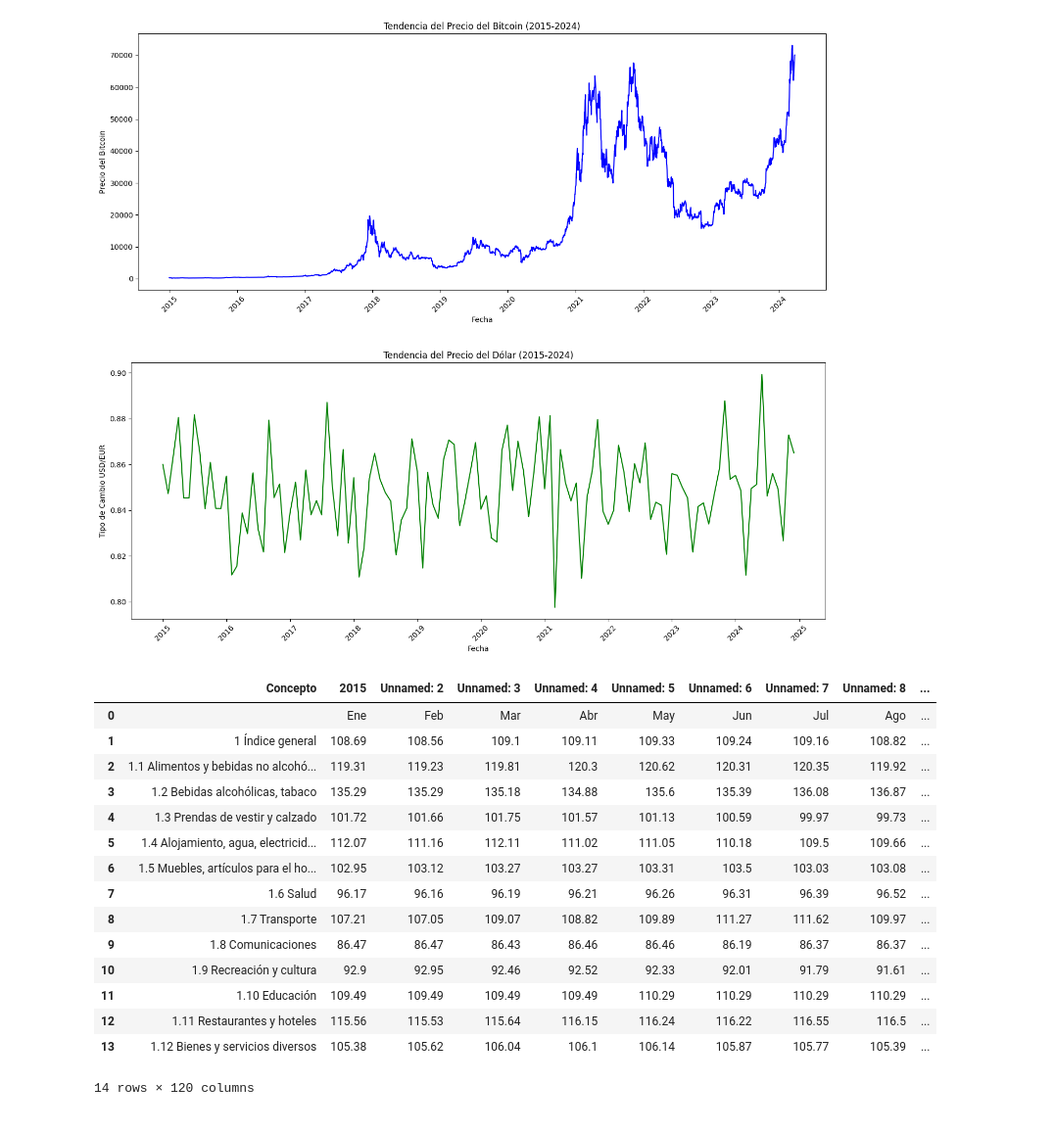
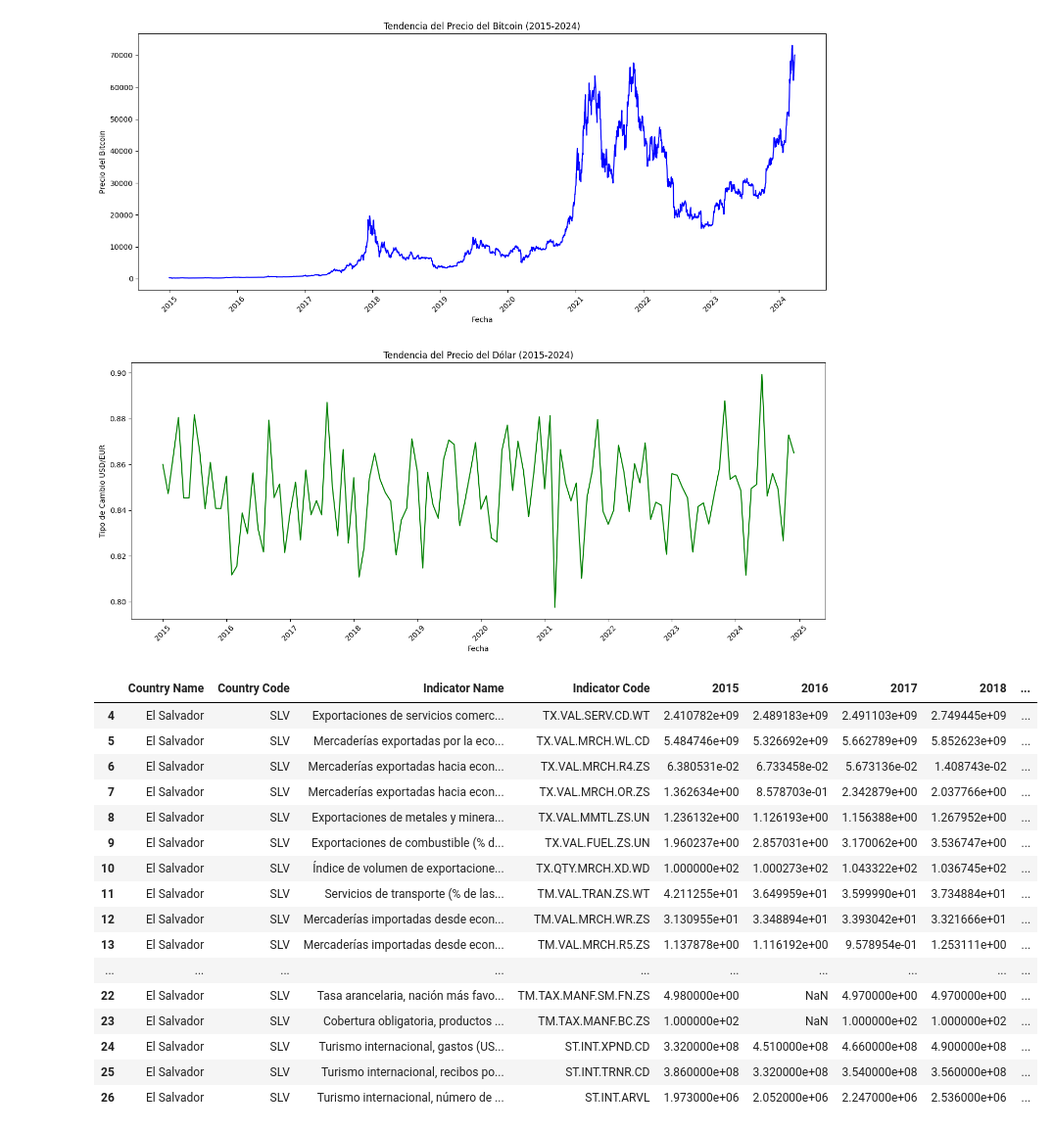
Before and after one commit to JonathanKaori/Grupo2_Seccion4, a Jupyter notebook: AnalisisCanastaBasica.ipynb, the cells around one changed output. Shown: that part at 98% size. Saved outputs shown, nothing was run; the diff lists cells and outputs as text; code cells hidden in the pictures.

Commit message:
clasificacion de datos de banco central

```diff
--- a/AnalisisCanastaBasica.ipynb
+++ b/AnalisisCanastaBasica.ipynb
@@ -10,88 +10,97 @@ DatosIPC = pd.read_csv("\u00cdndice_de_Precios_al_Consumidor_(IPC).csv", skiprow
 DatosBancoCentral = pd.read_csv("InfoBancoCentral.csv", skiprows=4)
 
 # Procesar DatosIPC
-DatosIPC = DatosIPC.iloc[0:14]  # Seleccionar solo las filas necesarias
+DatosIPC = DatosIPC.iloc[0:14]
 
-# Ajustar el encabezado combinando filas y limpiando los nombres
-new_header = DatosIPC.iloc[0]  # Fila con los nombres de meses
-DatosIPC = DatosIPC[1:]  # Eliminar la fila utilizada para el encabezado
-DatosIPC.columns = ['Concepto'] + [f"{new_header[i]}_{DatosIPC.columns[i]}" for i in range(1, len(DatosIPC.columns))]
+new_header = DatosIPC.iloc[0]
+DatosIPC = DatosIPC[1:]
+DatosIPC.columns = ['Concepto'] + [f"{new_header.iloc[i]}_{DatosIPC.columns[i]}" for i in range(1, len(DatosIPC.columns))]
 
-# Limpiar los nombres de las columnas eliminando 'Unnamed' y normalizando los nombres
 DatosIPC.columns = [
     col.split('_')[0] if 'Unnamed' in col else col for col in DatosIPC.columns
 ]
 
-# Ajustar encabezado para incluir año en cada mes
 anio_base = 2015
 meses_columnas = DatosIPC.columns[1:]
 columnas_actualizadas = ['Concepto']
 for i, mes in enumerate(meses_columnas):
-    anio = anio_base + (i // 12)  # Calcular el año correspondiente
+    anio = anio_base + (i // 12)
     columnas_actualizadas.append(f"{mes}_{anio}")
 DatosIPC.columns = columnas_actualizadas
 
-# Limpiar datos nulos en DatosIPC
 for col in DatosIPC.columns[1:]:
     if pd.api.types.is_numeric_dtype(DatosIPC[col]):
         col_mean = DatosIPC[col].mean(skipna=True)
-        DatosIPC[col].fillna(col_mean, inplace=True)
+        DatosIPC[col] = DatosIPC[col].fillna(col_mean)
 
-# Establecer 'Concepto' como índice
 DatosIPC.set_index('Concepto', inplace=True)
-
-# Reiniciar los índices y eliminar filas redundantes
 DatosIPC.reset_index(drop=True, inplace=True)
 
 # Procesar DatosBancoCentral
 DatosBancoCentral = DatosBancoCentral.drop(DatosBancoCentral.columns[4:59], axis=1)
 DatosBancoCentral = DatosBancoCentral.iloc[4:27]
 
-# Convertir formatos de fecha
+# Filtrar exportaciones, importaciones y turismo
+exportaciones = DatosBancoCentral[DatosBancoCentral['Indicator Name'].str.contains("Exportaciones", case=False, na=False)]
+importaciones = DatosBancoCentral[DatosBancoCentral['Indicator Name'].str.contains("Importaciones", case=False, na=False)]
+turismo = DatosBancoCentral[DatosBancoCentral['Indicator Name'].str.contains("Turismo", case=False, na=False)]
+
+# Procesar exportaciones
+for col in exportaciones.columns[4:]:
+    if pd.api.types.is_numeric_dtype(exportaciones[col]):
+        exportaciones.loc[:, col] = exportaciones[col].fillna(exportaciones[col].mean())
+
+# Procesar importaciones
+for col in importaciones.columns[4:]:
+    if pd.api.types.is_numeric_dtype(importaciones[col]):
+        importaciones.loc[:, col] = importaciones[col].fillna(importaciones[col].mean())
+
+# Procesar turismo
+for col in turismo.columns[4:]:
+    if pd.api.types.is_numeric_dtype(turismo[col]):
+        turismo.loc[:, col] = turismo[col].fillna(turismo[col].mean())
+
+# Graficar tendencias
 DatosBitcoin['date'] = pd.to_datetime(DatosBitcoin['date'])
 DatosValorUSD['Month_Year'] = pd.to_datetime(DatosValorUSD['Month_Year'], format='%m-%Y')
 
-# Graficar tendencias del precio del Bitcoin
 plt.figure(figsize=(14, 6))
 sns.lineplot(data=DatosBitcoin, x='date', y='price', color='blue')
 plt.title('Tendencia del Precio del Bitcoin (2015-2024)')
 plt.xlabel('Fecha')
 plt.ylabel('Precio del Bitcoin')
 plt.xticks(rotation=45)
 plt.tight_layout()
 plt.show()
 
-# Graficar tendencias del tipo de cambio USD/EUR
 plt.figure(figsize=(14, 6))
 sns.lineplot(data=DatosValorUSD, x='Month_Year', y='USD_EUR_Exchange_Rate', color='green')
 plt.title('Tendencia del Precio del Dólar (2015-2024)')
 plt.xlabel('Fecha')
 plt.ylabel('Tipo de Cambio USD/EUR')
 plt.xticks(rotation=45)
 plt.tight_layout()
 plt.show()
 
-# Mostrar estructura de DatosIPC procesado
-DatosIPC
-
 # Mostrar estructura de DatosBancoCentral procesado
 DatosBancoCentral
 # %% [output]
 [figure]
 [figure]
-|  | Concepto | 2015 | Unnamed: 2 | Unnamed: 3 | Unnamed: 4 | Unnamed: 5 | Unnamed: 6 | Unnamed: 7 | Unnamed: 8 | ... |
-| 0 |  | Ene | Feb | Mar | Abr | May | Jun | Jul | Ago | ... |
-| 1 | 1 Índice general | 108.69 | 108.56 | 109.1 | 109.11 | 109.33 | 109.24 | 109.16 | 108.82 | ... |
-| 2 | 1.1 Alimentos y bebidas no alcohó... | 119.31 | 119.23 | 119.81 | 120.3 | 120.62 | 120.31 | 120.35 | 119.92 | ... |
-| 3 | 1.2 Bebidas alcohólicas, tabaco | 135.29 | 135.29 | 135.18 | 134.88 | 135.6 | 135.39 | 136.08 | 136.87 | ... |
-| 4 | 1.3 Prendas de vestir y calzado | 101.72 | 101.66 | 101.75 | 101.57 | 101.13 | 100.59 | 99.97 | 99.73 | ... |
-| 5 | 1.4 Alojamiento, agua, electricid... | 112.07 | 111.16 | 112.11 | 111.02 | 111.05 | 110.18 | 109.5 | 109.66 | ... |
-| 6 | 1.5 Muebles, artículos para el ho... | 102.95 | 103.12 | 103.27 | 103.27 | 103.31 | 103.5 | 103.03 | 103.08 | ... |
-| 7 | 1.6 Salud | 96.17 | 96.16 | 96.19 | 96.21 | 96.26 | 96.31 | 96.39 | 96.52 | ... |
-| 8 | 1.7 Transporte | 107.21 | 107.05 | 109.07 | 108.82 | 109.89 | 111.27 | 111.62 | 109.97 | ... |
-| 9 | 1.8 Comunicaciones | 86.47 | 86.47 | 86.43 | 86.46 | 86.46 | 86.19 | 86.37 | 86.37 | ... |
-| 10 | 1.9 Recreación y cultura | 92.9 | 92.95 | 92.46 | 92.52 | 92.33 | 92.01 | 91.79 | 91.61 | ... |
-| 11 | 1.10 Educación | 109.49 | 109.49 | 109.49 | 109.49 | 110.29 | 110.29 | 110.29 | 110.29 | ... |
-| 12 | 1.11 Restaurantes y hoteles | 115.56 | 115.53 | 115.64 | 116.15 | 116.24 | 116.22 | 116.55 | 116.5 | ... |
-| 13 | 1.12 Bienes y servicios diversos | 105.38 | 105.62 | 106.04 | 106.1 | 106.14 | 105.87 | 105.77 | 105.39 | ... |
+|  | Country Name | Country Code | Indicator Name | Indicator Code | 2015 | 2016 | 2017 | 2018 | ... |
+| 4 | El Salvador | SLV | Exportaciones de servicios comerc... | TX.VAL.SERV.CD.WT | 2.410782e+09 | 2.489183e+09 | 2.491103e+09 | 2.749445e+09 | ... |
+| 5 | El Salvador | SLV | Mercaderías exportadas por la eco... | TX.VAL.MRCH.WL.CD | 5.484746e+09 | 5.326692e+09 | 5.662789e+09 | 5.852623e+09 | ... |
+| 6 | El Salvador | SLV | Mercaderías exportadas hacia econ... | TX.VAL.MRCH.R4.ZS | 6.380531e-02 | 6.733458e-02 | 5.673136e-02 | 1.408743e-02 | ... |
+| 7 | El Salvador | SLV | Mercaderías exportadas hacia econ... | TX.VAL.MRCH.OR.ZS | 1.362634e+00 | 8.578703e-01 | 2.342879e+00 | 2.037766e+00 | ... |
+| 8 | El Salvador | SLV | Exportaciones de metales y minera... | TX.VAL.MMTL.ZS.UN | 1.236132e+00 | 1.126193e+00 | 1.156388e+00 | 1.267952e+00 | ... |
+| 9 | El Salvador | SLV | Exportaciones de combustible (% d... | TX.VAL.FUEL.ZS.UN | 1.960237e+00 | 2.857031e+00 | 3.170062e+00 | 3.536747e+00 | ... |
+| 10 | El Salvador | SLV | Índice de volumen de exportacione... | TX.QTY.MRCH.XD.WD | 1.000000e+02 | 1.000273e+02 | 1.043322e+02 | 1.036745e+02 | ... |
+| 11 | El Salvador | SLV | Servicios de transporte (% de las... | TM.VAL.TRAN.ZS.WT | 4.211255e+01 | 3.649959e+01 | 3.599990e+01 | 3.734884e+01 | ... |
+| 12 | El Salvador | SLV | Mercaderías importadas desde econ... | TM.VAL.MRCH.WR.ZS | 3.130955e+01 | 3.348894e+01 | 3.393042e+01 | 3.321666e+01 | ... |
+| 13 | El Salvador | SLV | Mercaderías importadas desde econ... | TM.VAL.MRCH.R5.ZS | 1.137878e+00 | 1.116192e+00 | 9.578954e-01 | 1.253111e+00 | ... |
+| ... | ... | ... | ... | ... | ... | ... | ... | ... | ... |
+| 22 | El Salvador | SLV | Tasa arancelaria, nación más favo... | TM.TAX.MANF.SM.FN.ZS | 4.980000e+00 | NaN | 4.970000e+00 | 4.970000e+00 | ... |
+| 23 | El Salvador | SLV | Cobertura obligatoria, productos ... | TM.TAX.MANF.BC.ZS | 1.000000e+02 | NaN | 1.000000e+02 | 1.000000e+02 | ... |
+| 24 | El Salvador | SLV | Turismo internacional, gastos (US... | ST.INT.XPND.CD | 3.320000e+08 | 4.510000e+08 | 4.660000e+08 | 4.900000e+08 | ... |
+| 25 | El Salvador | SLV | Turismo internacional, recibos po... | ST.INT.TRNR.CD | 3.860000e+08 | 3.320000e+08 | 3.540000e+08 | 3.560000e+08 | ... |
+| 26 | El Salvador | SLV | Turismo internacional, número de ... | ST.INT.ARVL | 1.973000e+06 | 2.052000e+06 | 2.247000e+06 | 2.536000e+06 | ... |
-14 rows × 120 columns
```
Also changed, not shown: parts of 1 cell of this notebook.
